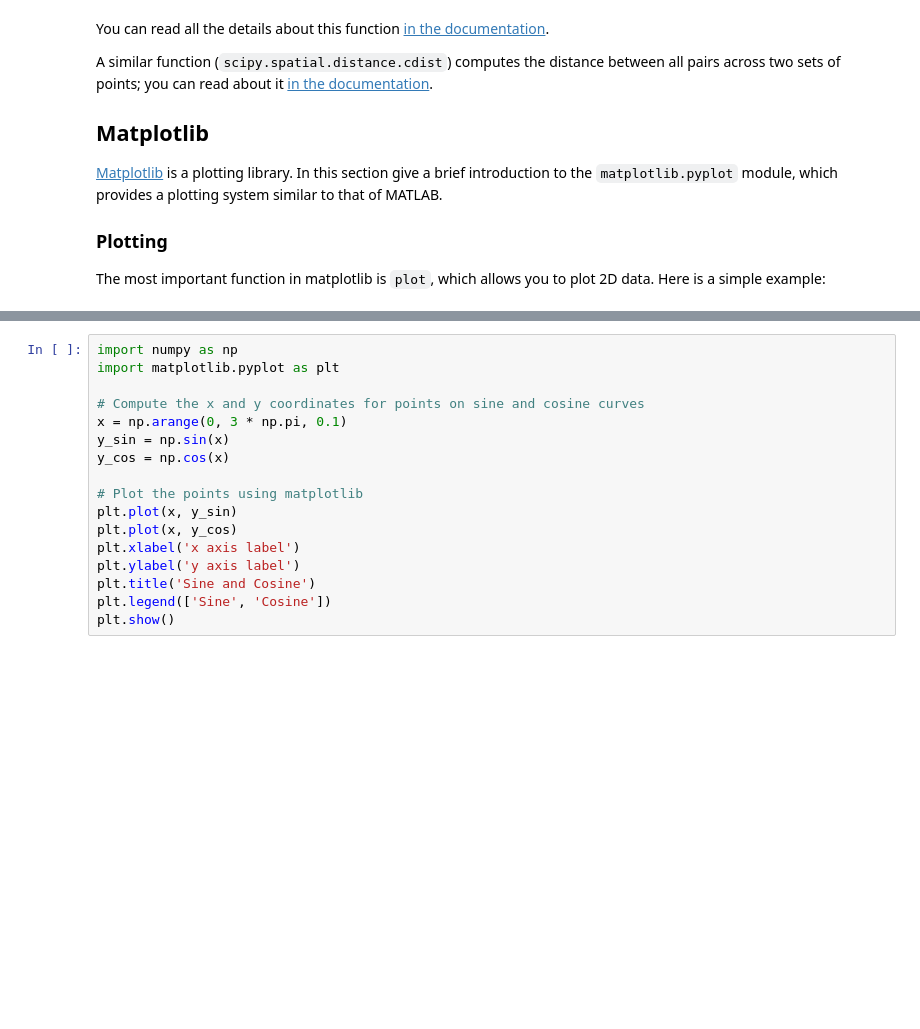
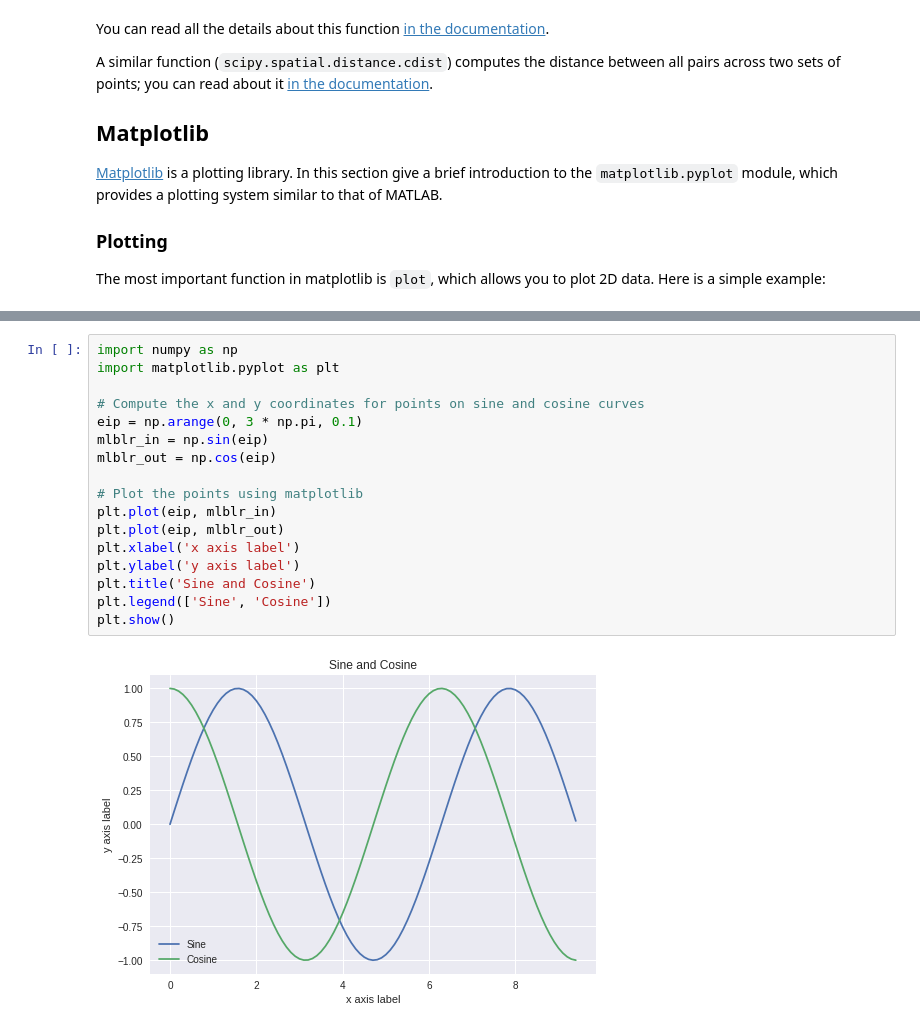
Before and after one commit to Bhatnagar-Ashish/test, a Jupyter notebook: Assignment_2A.ipynb, the cells around one changed output, grey strips where cells are left out. Saved outputs shown, nothing was run; the diff lists cells and outputs as text; blank space fills up the shorter version.

```diff
--- a/Assignment_2A.ipynb
+++ b/Assignment_2A.ipynb
@@ -1223,20 +1236,22 @@ at once, and add a title, legend, and axis labels:
 # %%
 import numpy as np
 import matplotlib.pyplot as plt
 
 # Compute the x and y coordinates for points on sine and cosine curves
-x = np.arange(0, 3 * np.pi, 0.1)
-y_sin = np.sin(x)
-y_cos = np.cos(x)
+eip = np.arange(0, 3 * np.pi, 0.1)
+mlblr_in = np.sin(eip)
+mlblr_out = np.cos(eip)
 
 # Plot the points using matplotlib
-plt.plot(x, y_sin)
-plt.plot(x, y_cos)
+plt.plot(eip, mlblr_in)
+plt.plot(eip, mlblr_out)
 plt.xlabel('x axis label')
 plt.ylabel('y axis label')
 plt.title('Sine and Cosine')
 plt.legend(['Sine', 'Cosine'])
 plt.show()
+# %% [output]
+[figure, added]
 # %% [markdown]
 <div class='fig figcenter fighighlight'>
   <img src='assets/sine_cosine.png'>
```
Also changed, not shown: parts of 5 cells of this notebook.
